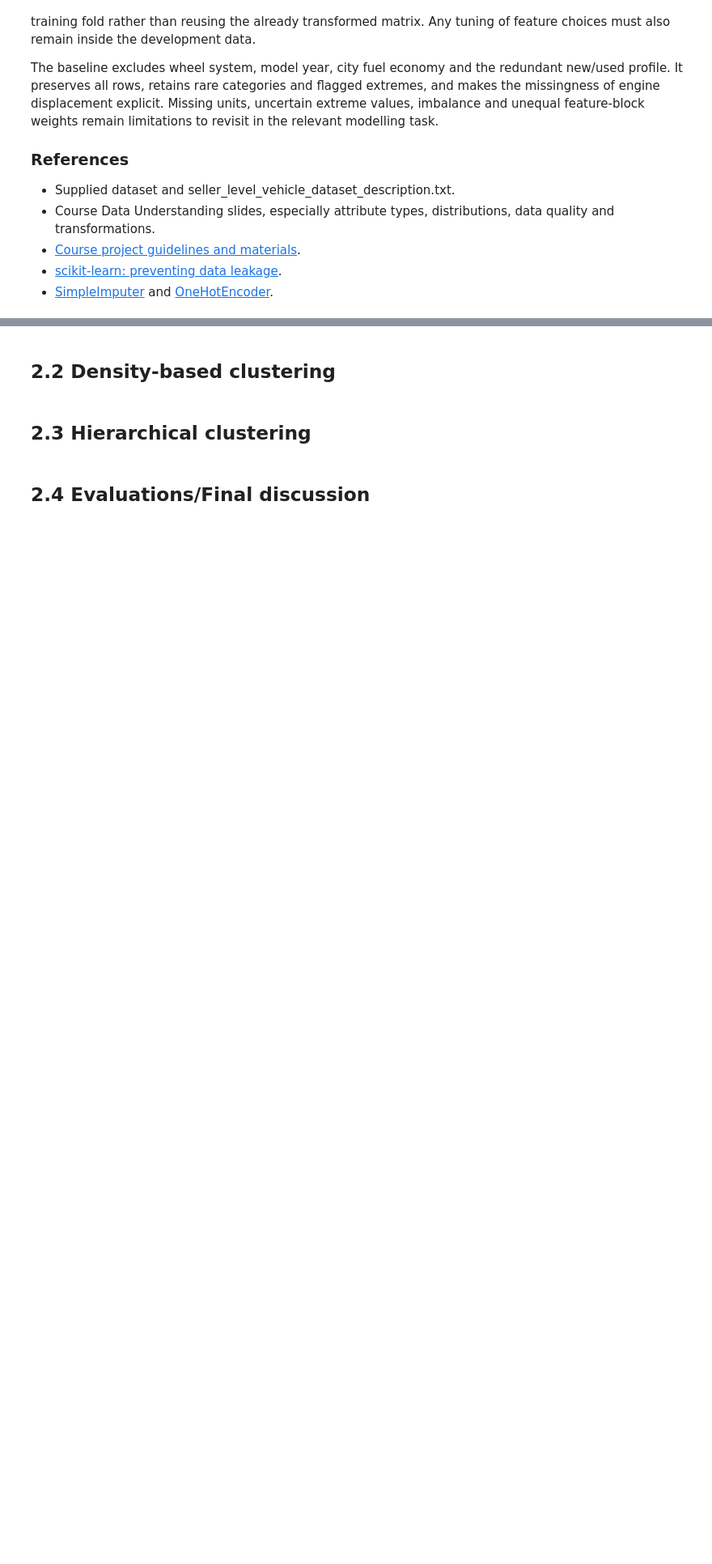
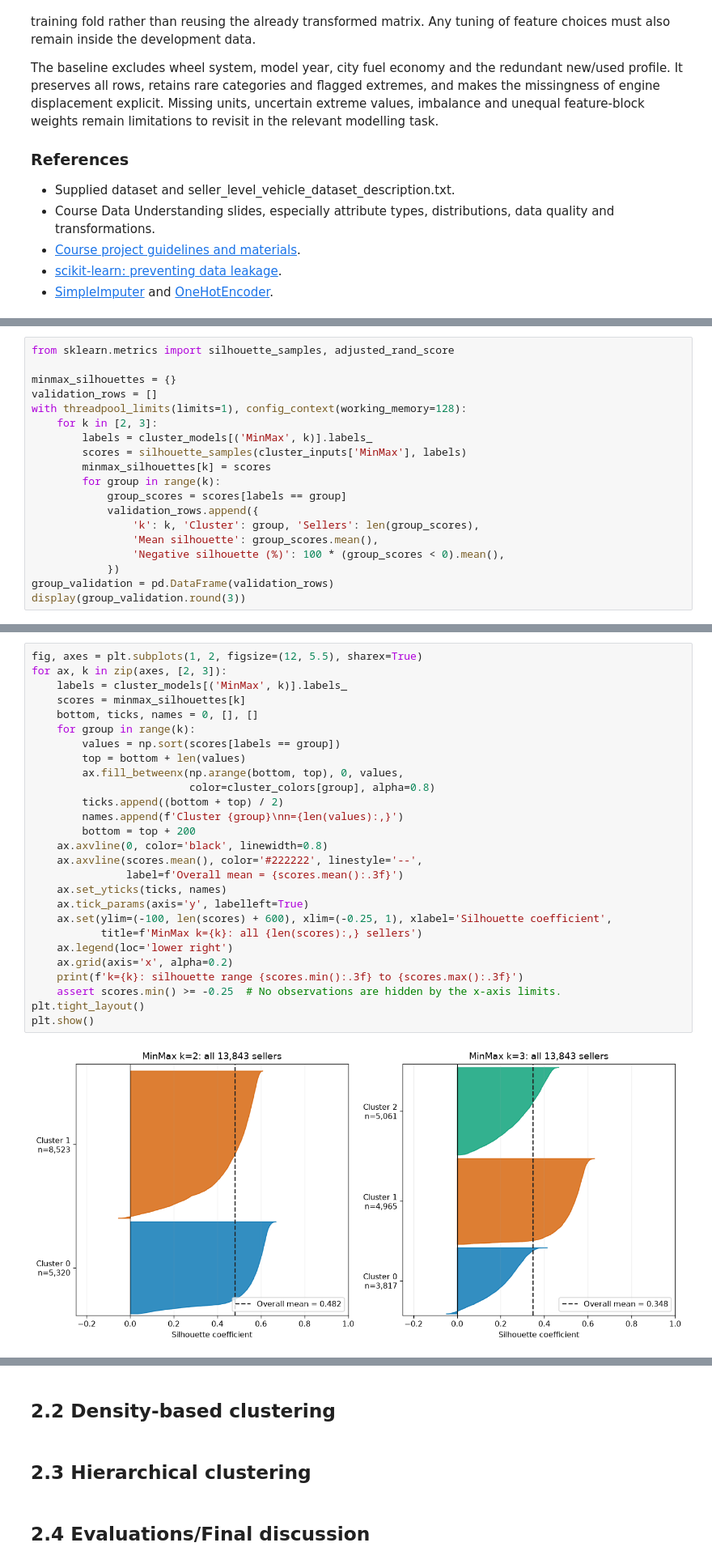
Before and after one commit to iqbalzain99/data-mining_unipi_1_2026, a Jupyter notebook: project/project.ipynb, the cells around one changed output, grey strips where cells are left out. Shown at 81% size. Drawn from its saved outputs; the diff is of its cells as text; blank space fills up the shorter version.

```diff
--- a/project/project.ipynb
+++ b/project/project.ipynb
@@ -953,0 +1248,19 @@ Not started.
+# %%
+from sklearn.metrics import silhouette_samples, adjusted_rand_score
+
+minmax_silhouettes = {}
+validation_rows = []
+with threadpool_limits(limits=1), config_context(working_memory=128):
+    for k in [2, 3]:
+        labels = cluster_models[('MinMax', k)].labels_
+        scores = silhouette_samples(cluster_inputs['MinMax'], labels)
+        minmax_silhouettes[k] = scores
+        for group in range(k):
+            group_scores = scores[labels == group]
+            validation_rows.append({
+                'k': k, 'Cluster': group, 'Sellers': len(group_scores),
+                'Mean silhouette': group_scores.mean(),
+                'Negative silhouette (%)': 100 * (group_scores < 0).mean(),
+            })
+group_validation = pd.DataFrame(validation_rows)
+display(group_validation.round(3))
@@ -953,0 +1274,29 @@ Not started.
+# %%
+fig, axes = plt.subplots(1, 2, figsize=(12, 5.5), sharex=True)
+for ax, k in zip(axes, [2, 3]):
+    labels = cluster_models[('MinMax', k)].labels_
+    scores = minmax_silhouettes[k]
+    bottom, ticks, names = 0, [], []
+    for group in range(k):
+        values = np.sort(scores[labels == group])
+        top = bottom + len(values)
+        ax.fill_betweenx(np.arange(bottom, top), 0, values,
+                         color=cluster_colors[group], alpha=0.8)
+        ticks.append((bottom + top) / 2)
+        names.append(f'Cluster {group}\nn={len(values):,}')
+        bottom = top + 200
+    ax.axvline(0, color='black', linewidth=0.8)
+    ax.axvline(scores.mean(), color='#222222', linestyle='--',
+               label=f'Overall mean = {scores.mean():.3f}')
+    ax.set_yticks(ticks, names)
+    ax.tick_params(axis='y', labelleft=True)
+    ax.set(ylim=(-100, len(scores) + 600), xlim=(-0.25, 1), xlabel='Silhouette coefficient',
+           title=f'MinMax k={k}: all {len(scores):,} sellers')
+    ax.legend(loc='lower right')
+    ax.grid(axis='x', alpha=0.2)
+    print(f'k={k}: silhouette range {scores.min():.3f} to {scores.max():.3f}')
+    assert scores.min() >= -0.25  # No observations are hidden by the x-axis limits.
+plt.tight_layout()
+plt.show()
+# %% [output]
+[figure, added]
```
Also changed, not shown: parts of 18 cells of this notebook, 3 other files.
